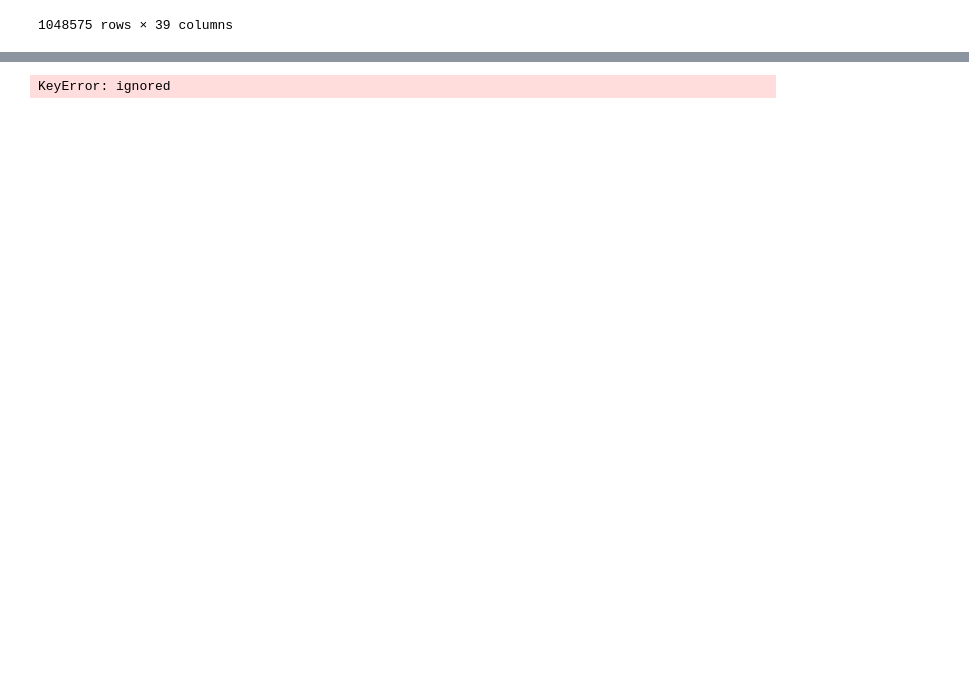
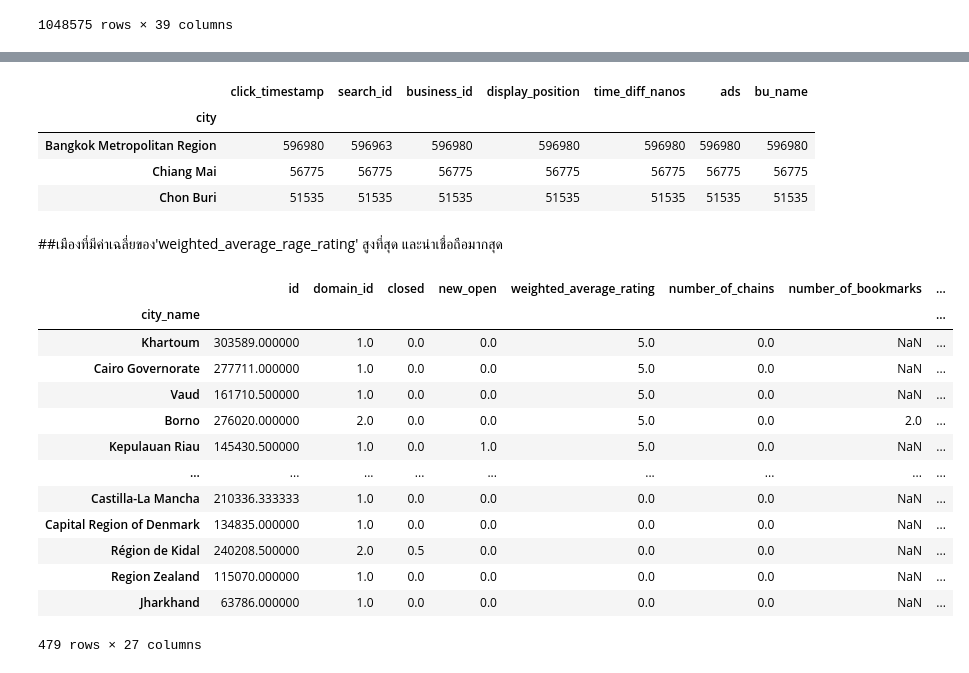
Before and after one commit to RYOMAKUNG/KKU_data_mining, a Jupyter notebook: Pandas_101.ipynb, the cells around one changed output, grey strips where cells are left out. Drawn from its saved outputs; the diff is of its cells as text; code cells hidden in the pictures; blank space fills up the shorter version.

```diff
--- a/Pandas_101.ipynb
+++ b/Pandas_101.ipynb
@@ -571,4 +596,28 @@ merged_table
 # %%
-search_click_df.groupby('city').count().sort_values('click_timestamp',ascending=False)
+search_click_df.groupby('city').count().sort_values('click_timestamp',ascending=False).iloc[:3,:]
 # %% [output]
-KeyError: ignored
+|  | click_timestamp | search_id | business_id | display_position | time_diff_nanos | ads | bu_name |
+| city |  |  |  |  |  |  |  |
+| Bangkok Metropolitan Region | 596980 | 596963 | 596980 | 596980 | 596980 | 596980 | 596980 |
+| Chiang Mai | 56775 | 56775 | 56775 | 56775 | 56775 | 56775 | 56775 |
+| Chon Buri | 51535 | 51535 | 51535 | 51535 | 51535 | 51535 | 51535 |
+# %% [markdown]
+##เมืองที่มีค่าเฉลี่ยของ'weighted_average_rage_rating' สูงที่สุด
+และน่าเชื่อถือมากสุด
+# %%
+w_restaurant_df.groupby('city_name').mean().sort_values('weighted_average_rating',ascending=False)
+# %% [output]
+|  | id | domain_id | closed | new_open | weighted_average_rating | number_of_chains | number_of_bookmarks | ... |
+| city_name |  |  |  |  |  |  |  | ... |
+| Khartoum | 303589.000000 | 1.0 | 0.0 | 0.0 | 5.0 | 0.0 | NaN | ... |
+| Cairo Governorate | 277711.000000 | 1.0 | 0.0 | 0.0 | 5.0 | 0.0 | NaN | ... |
+| Vaud | 161710.500000 | 1.0 | 0.0 | 0.0 | 5.0 | 0.0 | NaN | ... |
+| Borno | 276020.000000 | 2.0 | 0.0 | 0.0 | 5.0 | 0.0 | 2.0 | ... |
+| Kepulauan Riau | 145430.500000 | 1.0 | 0.0 | 1.0 | 5.0 | 0.0 | NaN | ... |
+| ... | ... | ... | ... | ... | ... | ... | ... | ... |
+| Castilla-La Mancha | 210336.333333 | 1.0 | 0.0 | 0.0 | 0.0 | 0.0 | NaN | ... |
+| Capital Region of Denmark | 134835.000000 | 1.0 | 0.0 | 0.0 | 0.0 | 0.0 | NaN | ... |
+| Région de Kidal | 240208.500000 | 2.0 | 0.5 | 0.0 | 0.0 | 0.0 | NaN | ... |
+| Region Zealand | 115070.000000 | 1.0 | 0.0 | 0.0 | 0.0 | 0.0 | NaN | ... |
+| Jharkhand | 63786.000000 | 1.0 | 0.0 | 0.0 | 0.0 | 0.0 | NaN | ... |
+479 rows × 27 columns
```
Also changed, not shown: parts of 6 cells of this notebook.
